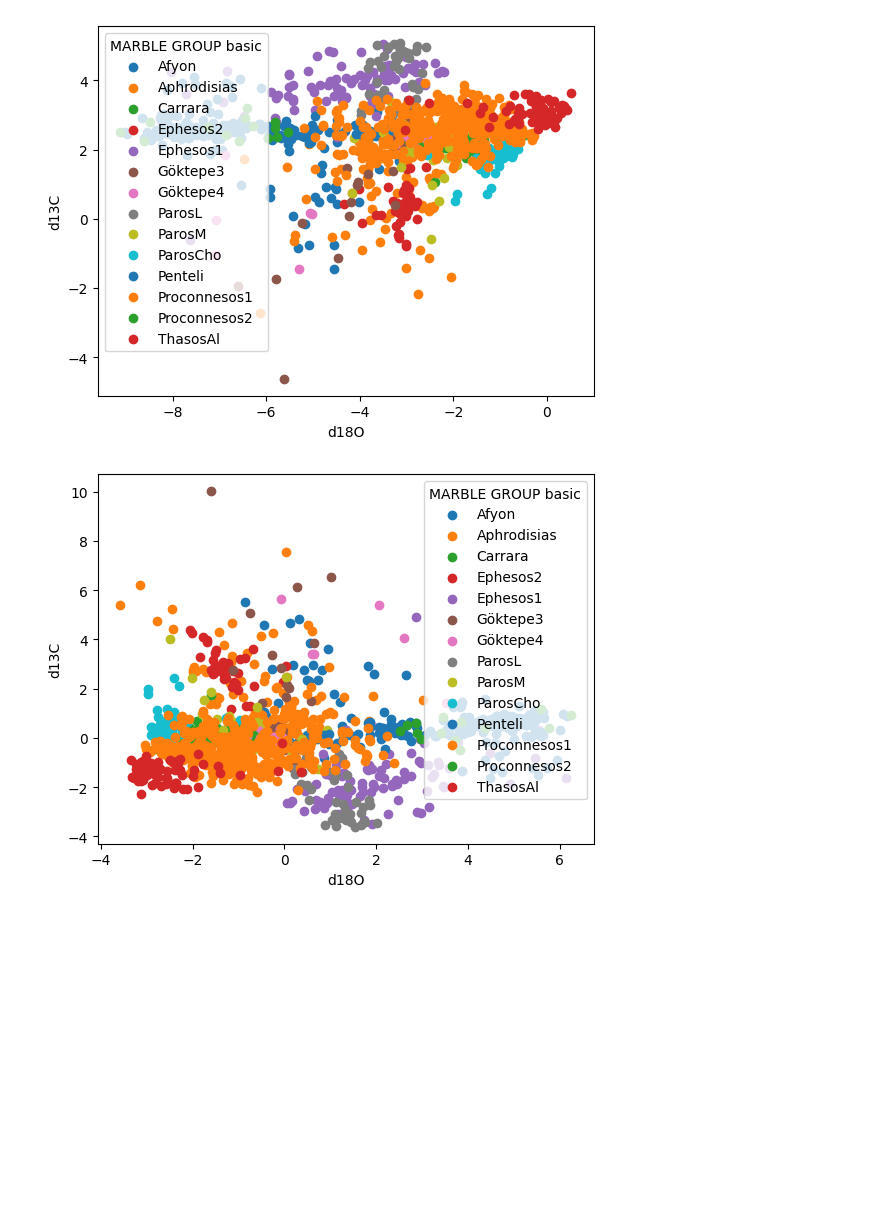
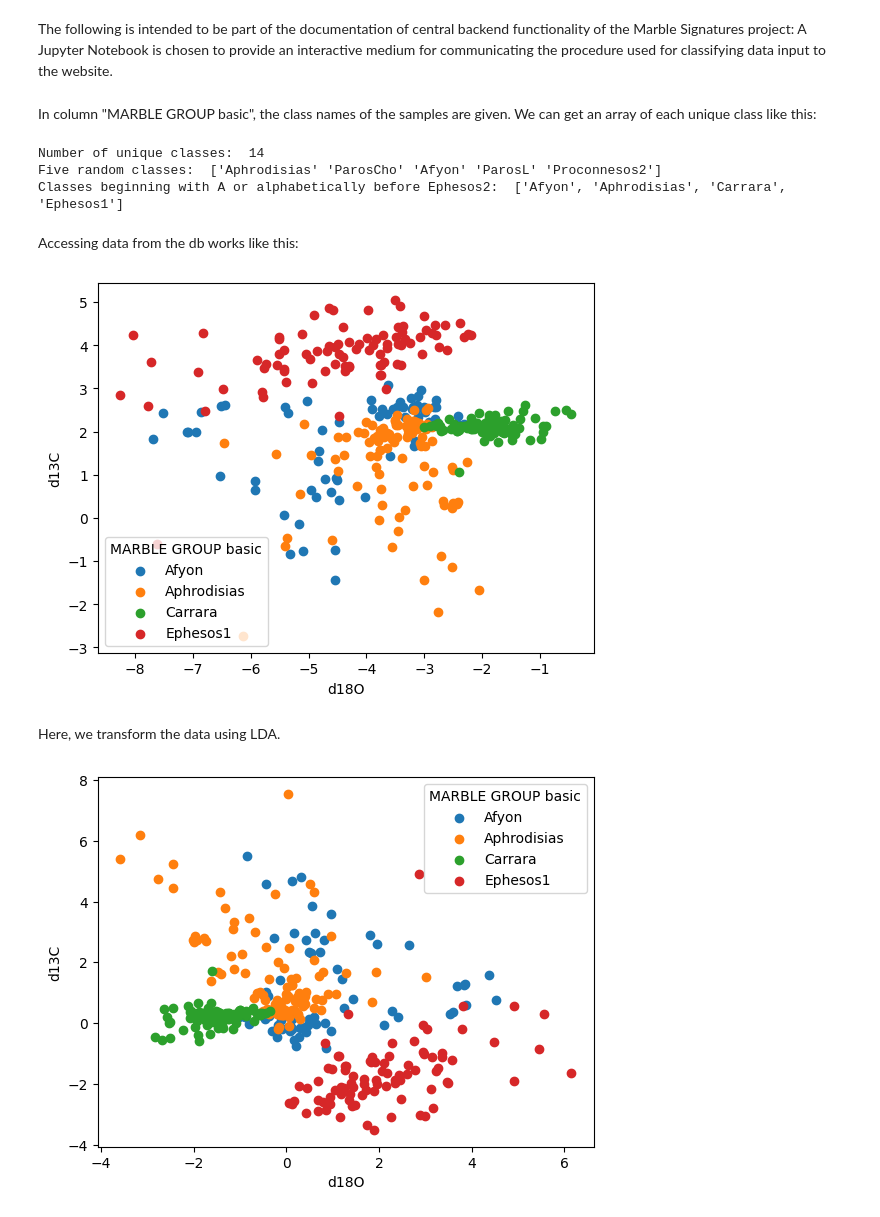
Before and after one commit to jsutphen/marbleClassification, a Jupyter notebook: classification.ipynb, the cells around one changed output. Cells and saved outputs as stored; diff of their text form; code cells hidden in the pictures; blank space fills up the shorter version.

```diff
--- a/classification.ipynb
+++ b/classification.ipynb
@@ -0,0 +3,3 @@
+# %% [markdown]
+The following is intended to be part of the documentation of central backend functionality of the Marble Signatures project:
+A Jupyter Notebook is chosen to provide an interactive medium for communicating the procedure used for classifying data input to the website.
@@ -1,36 +13,51 @@
+# %% [markdown]
+In column "MARBLE GROUP basic", the class names of the samples are given.
+We can get an array of each unique class like this:
+# %%
+
+db = pd.read_excel('1_DB_Basic_dec_24.xlsx')
+
+classes = db["MARBLE GROUP basic"].unique()
+
+print('Number of unique classes: ', len(classes))
+
+rng = np.random.default_rng()
+print('Five random classes: ', rng.permutation(classes)[:5])
+
+# Demo: Filtering for classes beginning with A or alphabetically before Ephesos2
+filtered_classes = [c for c in classes if c[0] == 'A' or c < 'Ephesos2']
+print("Classes beginning with A or alphabetically before Ephesos2: ", filtered_classes)
+# %% [output]
+Number of unique classes:  14
+Five random classes:  ['Aphrodisias' 'ParosCho' 'Afyon' 'ParosL' 'Proconnesos2']
+Classes beginning with A or alphabetically before Ephesos2:  ['Afyon', 'Aphrodisias', 'Carrara', 'Ephesos1']
+# %% [markdown]
+Accessing data from the db works like this:
 # %%
-import pandas as pd
-import matplotlib.pyplot as plt
-
-# load in the data
-df = pd.read_excel('1_DB_Basic_dec_24.xlsx')
-
-classes = df["MARBLE GROUP basic"].unique()
-
-for class_name in classes:
-    class_mask = df['MARBLE GROUP basic'] == class_name
-    plt.scatter(df.loc[class_mask, "d18O"], df.loc[class_mask, "d13C"], label=class_name)
+for class_name in filtered_classes:
+    class_mask = db['MARBLE GROUP basic'] == class_name
+    plt.scatter(db.loc[class_mask, "d18O"], db.loc[class_mask, "d13C"], label=class_name)
 
 plt.xlabel('d18O')
 plt.ylabel('d13C')
 plt.legend(title='MARBLE GROUP basic')
 plt.show()
 # %% [output]
-[figure, old version]
+[figure, new version]
+# %% [markdown]
+Here, we transform the data using LDA.
 # %%
-from sklearn.discriminant_analysis import LinearDiscriminantAnalysis
+clf = LinearDiscriminantAnalysis()
+transformed_isotopes = clf.fit_transform(db[["d18O", "d13C"]], db["MARBLE GROUP basic"])
 
-clf = LinearDiscriminantAnalysis()
-transformed_isotopes = clf.fit_transform(df[["d18O", "d13C"]], df["MARBLE GROUP basic"])
+classes = db["MARBLE GROUP basic"].unique()
 
-classes = df["MARBLE GROUP basic"].unique()
-
-for class_name in classes:
-    class_mask = df["MARBLE GROUP basic"] == class_name
+for class_name in filtered_classes:
+    class_mask = db["MARBLE GROUP basic"] == class_name
     plt.scatter(transformed_isotopes[class_mask, 0], transformed_isotopes[class_mask, 1], label=class_name)
 plt.xlabel('d18O')
 plt.ylabel('d13C')
 plt.legend(title='MARBLE GROUP basic')
 plt.show()
 # %% [output]
-[figure, old version]
+[figure, new version]
```
Also changed, not shown: parts of 6 cells of this notebook.
